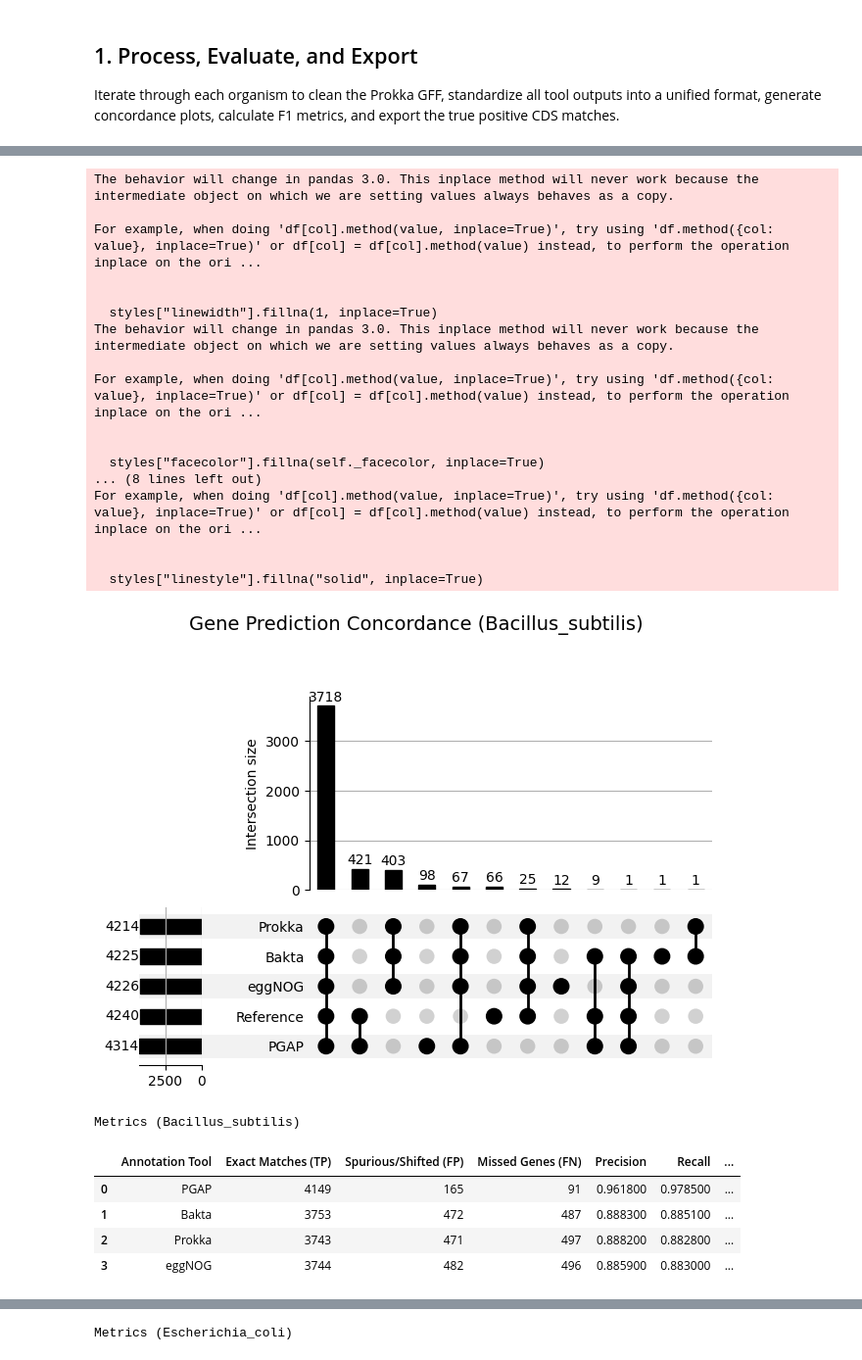
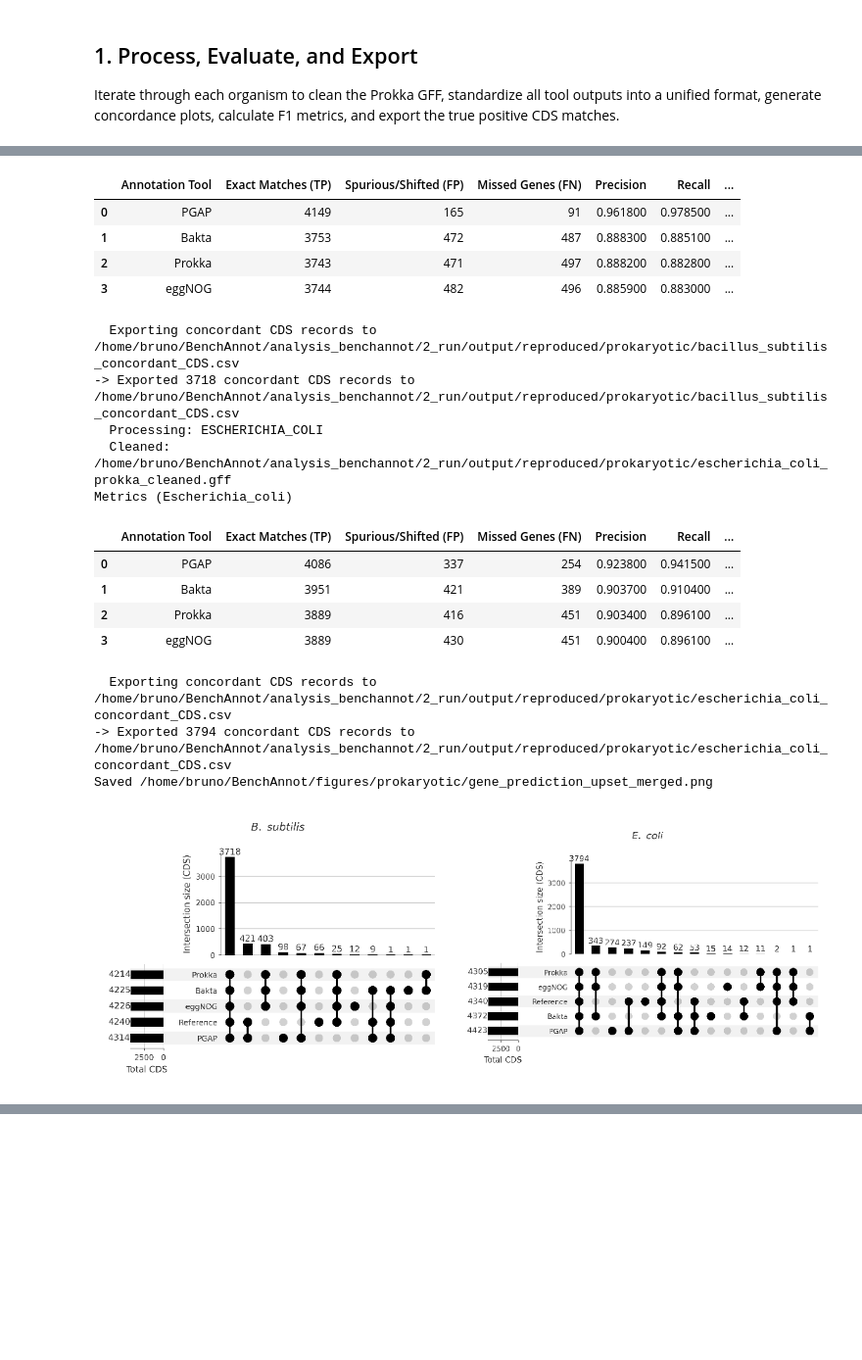
Before and after one commit to MeryMardegan/BenchAnnot, a Jupyter notebook: analysis_benchannot/2_run/notebooks/prokaryotic/1_gene_prediction.ipynb, the cells around one changed output, grey strips where cells are left out. Shown at 98% size. Saved outputs shown, nothing was run; the diff lists cells and outputs as text; code cells hidden in the pictures; blank space fills up the shorter version.

Commit message:
refactor prokaryotic plots

```diff
--- a/analysis_benchannot/2_run/notebooks/prokaryotic/1_gene_prediction.ipynb
+++ b/analysis_benchannot/2_run/notebooks/prokaryotic/1_gene_prediction.ipynb
@@ -35,6 +36,8 @@ PATHS = project_paths(DATASET)
 PROKARYOTE_TOOLS_DIR = PATHS.prokaryote_tools
 GENOME_PROKARYOTE_DIR = PATHS.genome_prokaryote
 OUTPUT_DIR = PATHS.analysis_output / "prokaryotic"
+FIGURE_DIR = PATHS.figures / "prokaryotic"
+FIGURE_DIR.mkdir(parents=True, exist_ok=True)
 
 print(f"Dataset: {DATASET}")
 print(f"Tool inputs: {PROKARYOTE_TOOLS_DIR}")
@@ -79,6 +82,7 @@ validate_required_inputs(
 
 OUTPUT_DIR.mkdir(parents=True, exist_ok=True)
 # %%
+upset_memberships = {}
 all_metrics = {}
 
 for org in ORGANISMS:
@@ -112,12 +116,7 @@ for org in ORGANISMS:
 
     all_gffs = pd.concat(standardized_dfs, ignore_index=True)
 
-    plot_concordance_upset(
-        all_gffs_df=all_gffs,
-        tools_order=UPSET_ORDER,
-        title=f"Gene Prediction Concordance ({org.capitalize()})",
-        save_path=f"{OUTPUT_DIR}/{org}_gene_prediction.png",
-    )
+    upset_memberships[org] = concordance_membership(all_gffs, UPSET_ORDER)
 
     print(f"Metrics ({org.capitalize()})")
     df_metrics = calculate_structural_metrics(all_gffs, tools=TOOLS_TO_EVALUATE)
@@ -134,5 +133,14 @@ for org in ORGANISMS:
 
     tp_df = export_concordant_cds(all_gffs, TOOLS_TO_EVALUATE, "Reference", EXPORT_CSV)
     print(f"-> Exported {len(tp_df)} concordant CDS records to {EXPORT_CSV}")
+
+apply_style()
+plot_upset_panels(
+    upset_memberships,
+    source_order=UPSET_ORDER,
+    ncols=2,
+    count_label="CDS",
+    save_path=FIGURE_DIR / "gene_prediction_upset_merged.png",
+)
 # %% [output]
   Processing: BACILLUS_SUBTILIS
@@ -140,24 +149,19 @@ for org in ORGANISMS:
+|  | Annotation Tool | Exact Matches (TP) | Spurious/Shifted (FP) | Missed Genes (FN) | Precision | Recall | ... |
+| 0 | PGAP | 4149 | 165 | 91 | 0.961800 | 0.978500 | ... |
+| 1 | Bakta | 3753 | 472 | 487 | 0.888300 | 0.885100 | ... |
+| 2 | Prokka | 3743 | 471 | 497 | 0.888200 | 0.882800 | ... |
+| 3 | eggNOG | 3744 | 482 | 496 | 0.885900 | 0.883000 | ... |
-The behavior will change in pandas 3.0. This inplace method will never work because the intermediate object on which we are setting values always behaves as a copy.
-
-For example, when doing 'df[col].method(value, inplace=True)', try using 'df.method({col: value}, inplace=True)' or df[col] = df[col].method(value) instead, to perform the operation inplace on the ori ...
-
-
-  styles["linewidth"].fillna(1, inplace=True)
-The behavior will change in pandas 3.0. This inplace method will never work because the intermediate object on which we are setting values always behaves as a copy.
-
-For example, when doing 'df[col].method(value, inplace=True)', try using 'df.method({col: value}, inplace=True)' or df[col] = df[col].method(value) instead, to perform the operation inplace on the ori ...
-
-
-  styles["facecolor"].fillna(self._facecolor, inplace=True)
-... (8 lines left out)
-For example, when doing 'df[col].method(value, inplace=True)', try using 'df.method({col: value}, inplace=True)' or df[col] = df[col].method(value) instead, to perform the operation inplace on the ori ...
-
-
-  styles["linestyle"].fillna("solid", inplace=True)
+  Exporting concordant CDS records to /home/bruno/BenchAnnot/analysis_benchannot/2_run/output/reproduced/prokaryotic/bacillus_subtilis_concordant_CDS.csv
+-> Exported 3718 concordant CDS records to /home/bruno/BenchAnnot/analysis_benchannot/2_run/output/reproduced/prokaryotic/bacillus_subtilis_concordant_CDS.csv
+  Processing: ESCHERICHIA_COLI
+  Cleaned: /home/bruno/BenchAnnot/analysis_benchannot/2_run/output/reproduced/prokaryotic/escherichia_coli_prokka_cleaned.gff
+Metrics (Escherichia_coli)
+|  | Annotation Tool | Exact Matches (TP) | Spurious/Shifted (FP) | Missed Genes (FN) | Precision | Recall | ... |
+| 0 | PGAP | 4086 | 337 | 254 | 0.923800 | 0.941500 | ... |
+| 1 | Bakta | 3951 | 421 | 389 | 0.903700 | 0.910400 | ... |
+| 2 | Prokka | 3889 | 416 | 451 | 0.903400 | 0.896100 | ... |
+| 3 | eggNOG | 3889 | 430 | 451 | 0.900400 | 0.896100 | ... |
+  Exporting concordant CDS records to /home/bruno/BenchAnnot/analysis_benchannot/2_run/output/reproduced/prokaryotic/escherichia_coli_concordant_CDS.csv
+-> Exported 3794 concordant CDS records to /home/bruno/BenchAnnot/analysis_benchannot/2_run/output/reproduced/prokaryotic/escherichia_coli_concordant_CDS.csv
+Saved /home/bruno/BenchAnnot/figures/prokaryotic/gene_prediction_upset_merged.png
-[figure, old version]
+[figure, new version]
-Metrics (Bacillus_subtilis)
-|  | Annotation Tool | Exact Matches (TP) | Spurious/Shifted (FP) | Missed Genes (FN) | Precision | Recall | ... |
-| 0 | PGAP | 4149 | 165 | 91 | 0.961800 | 0.978500 | ... |
-| 1 | Bakta | 3753 | 472 | 487 | 0.888300 | 0.885100 | ... |
-| 2 | Prokka | 3743 | 471 | 497 | 0.888200 | 0.882800 | ... |
-| 3 | eggNOG | 3744 | 482 | 496 | 0.885900 | 0.883000 | ... |
@@ -186 +168,0 @@ For example, when doing 'df[col].method(value, inplace=True)', try using 'df.met
-Metrics (Escherichia_coli)
```
Also changed, not shown: parts of 3 cells of this notebook, 5 other files.
